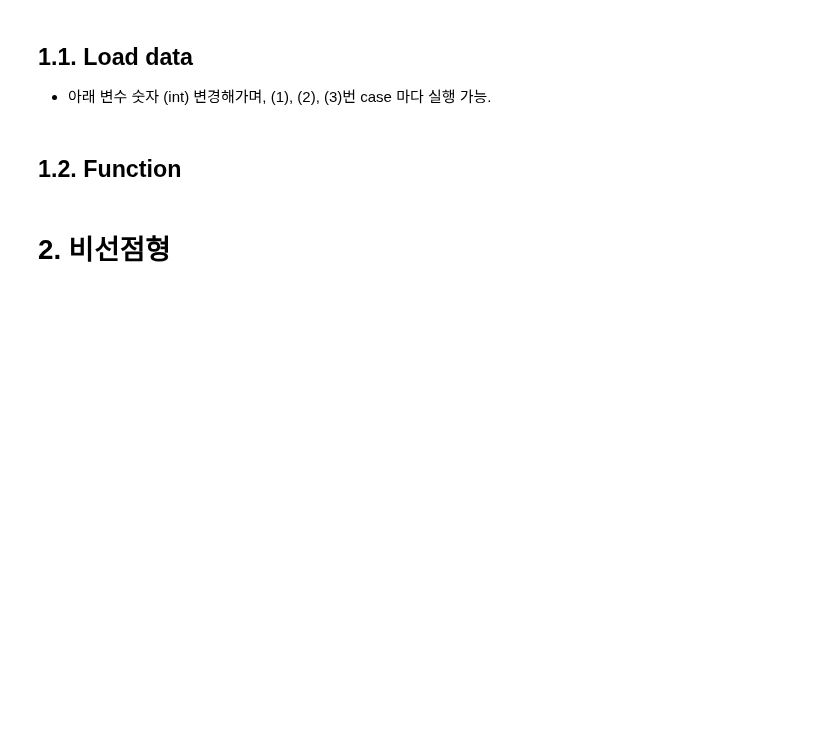
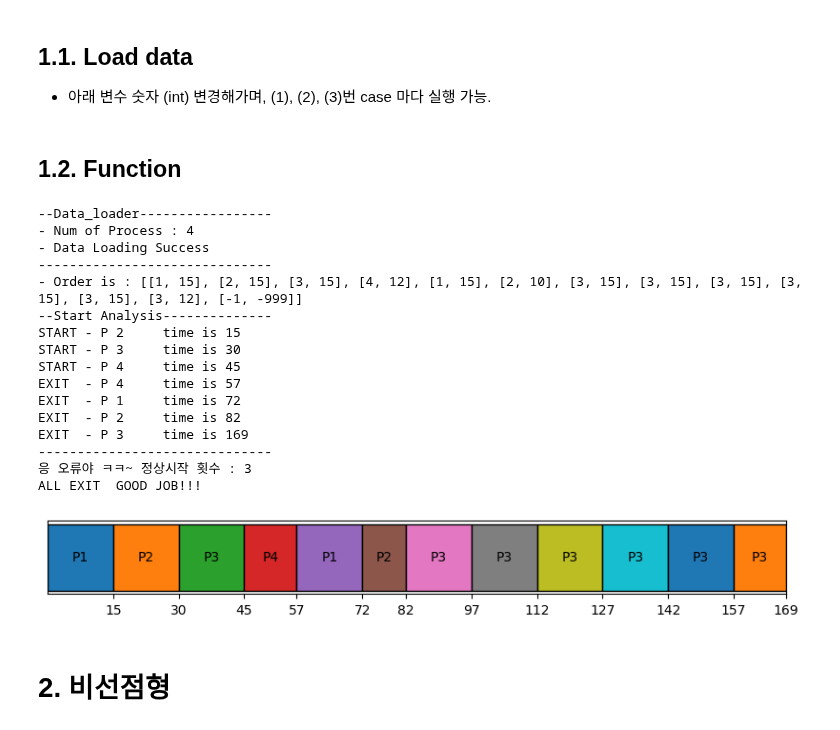
Before and after one commit to jiho264/2023os, a Jupyter notebook: homework01/homework01.ipynb, the cells around one changed output. Saved outputs shown, nothing was run; the diff lists cells and outputs as text; code cells hidden in the pictures; blank space fills up the shorter version.

Commit message:
add todo_start_bug

```diff
--- a/homework01/homework01.ipynb
+++ b/homework01/homework01.ipynb
@@ -113,6 +113,11 @@ def draw(_process, _order):
                 print("START - P", _JUST_PRINT_IDX_, "    time is", _now_time)
                 # 원본의 Priority 시작시간 메모장으로 사용함.
                 _target['Priority'] = 0
+                #######################
+
+                ###### 처음 시작된 놈이 나중에 다시 나올 경우, -now_time에서 0을 빼줬기 때문에 뒤에서 재시작된걸로 인식됨
+
+                #######################
                 _target['Priority'] = - _now_time
                 _start_counter += 1
 
@@ -139,33 +144,83 @@ def draw(_process, _order):
         _xlim_tickers.append(_now_time)
 
     # ploting
     print("------------------------------")
     ax.set_xticks(_xlim_tickers)
     ax.set_xlim([0, _now_time])
     ax.set_yticks([])
     if (_start_counter != len(_process)):
         print("응 오류야 ㅋㅋ~ 정상시작 횟수 :", _start_counter)
     else:
         print("ALL START GOOD JOB!!!")
     if (_done_counter != len(_process)):
         print("응 오류야 ㅋㅋ~ 정상종료 횟수 :", _done_counter)
     else:
         print("ALL EXIT  GOOD JOB!!!")
     plt.show()
 
+
     # print value
     # cpu 이용률
     # print("CPU utilization : %2.2f" % float(_sum_of_busrt_time/_now_time*100), "%")
     # # 단위 시간당 처리된 프로세스의 개수
     # print("Throughput :", len(_process)/_now_time)
     # # 프로세스를 cpu가 실행하지 않은 평균 대기시간
     # print("Average waiting time :", _cumsum_waiting_time/len(_process))
     # # 프로세스를 처음으로 실행하는 데에 걸린 시간
     # print("Average Response time :", _sum_of_response_time/len(_process))
     # # 시작하고 나서부터 완료까지 걸린 시간
     # print("Average Running time :", _sum_of_running_time/len(_process))
     # # 처음 대기 부터, 작업 완료에 대한 총 소요 시간 / p's 종료시점 - arrival_time
     # print("Average Turnaround time :", _sum_of_turnaround_time/len(_process))
+_order = []
+_list = data_loader()["list"]
+_copy = copy.deepcopy(_list)
+
+_remainder = []
+
+for _now_time in range(_MAX_TIME_LENGTH_):
+
+    # 도착하면 수행 가능 리스트에 넣기
+    for _process in _list:
+        if (_now_time == _process['Arrival_time']):
+            _remainder.append(_process)
+    # print(_now_time, _remainder)
+    # 리스트 내에서 스케쥴링 진행
+    for _sorted_process in _remainder:
+        # 남은 작업이 있을 때에,
+        if (_sorted_process['Burst_time'] > 0):
+            # 더 적게 남으면 Burst_time만
+            if (_sorted_process['Burst_time'] < _QUANTUM_TIME_):
+                _order.append(
+                    [_sorted_process['Num'], _sorted_process['Burst_time']])
+                _sorted_process['Burst_time'] -= _sorted_process['Burst_time']
+            # 동일하거나 더 많이 남으면 _QUANTUM_TIME_ 만큼만
+            else:
+                _order.append([_sorted_process['Num'], _QUANTUM_TIME_])
+                _sorted_process['Burst_time'] -= _QUANTUM_TIME_
+
+# 종료 사인
+_order.append([_NON_PROCESS_, _ALL_JOB_IS_DONE_])
+
+draw(_copy, _order)
+# %% [output]
+--Data_loader-----------------
+- Num of Process : 4
+- Data Loading Success
+------------------------------
+- Order is : [[1, 15], [2, 15], [3, 15], [4, 12], [1, 15], [2, 10], [3, 15], [3, 15], [3, 15], [3, 15], [3, 15], [3, 12], [-1, -999]]
+--Start Analysis--------------
+START - P 2     time is 15
+START - P 3     time is 30
+START - P 4     time is 45
+EXIT  - P 4     time is 57
+EXIT  - P 1     time is 72
+EXIT  - P 2     time is 82
+EXIT  - P 3     time is 169
+------------------------------
+응 오류야 ㅋㅋ~ 정상시작 횟수 : 3
+ALL EXIT  GOOD JOB!!!
+[figure, added]
 # %% [markdown]
 # 2. 비선점형
 # %% [markdown]
```
Also changed, not shown: parts of 2 cells of this notebook.
